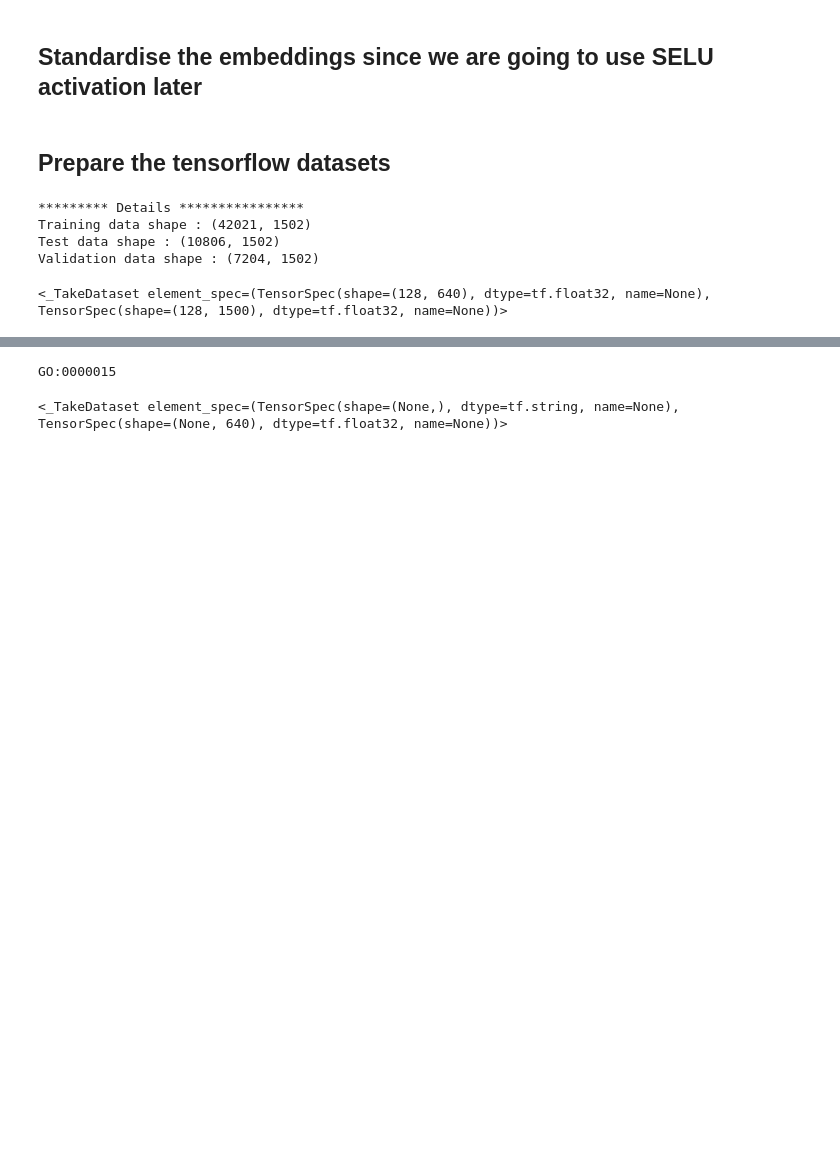
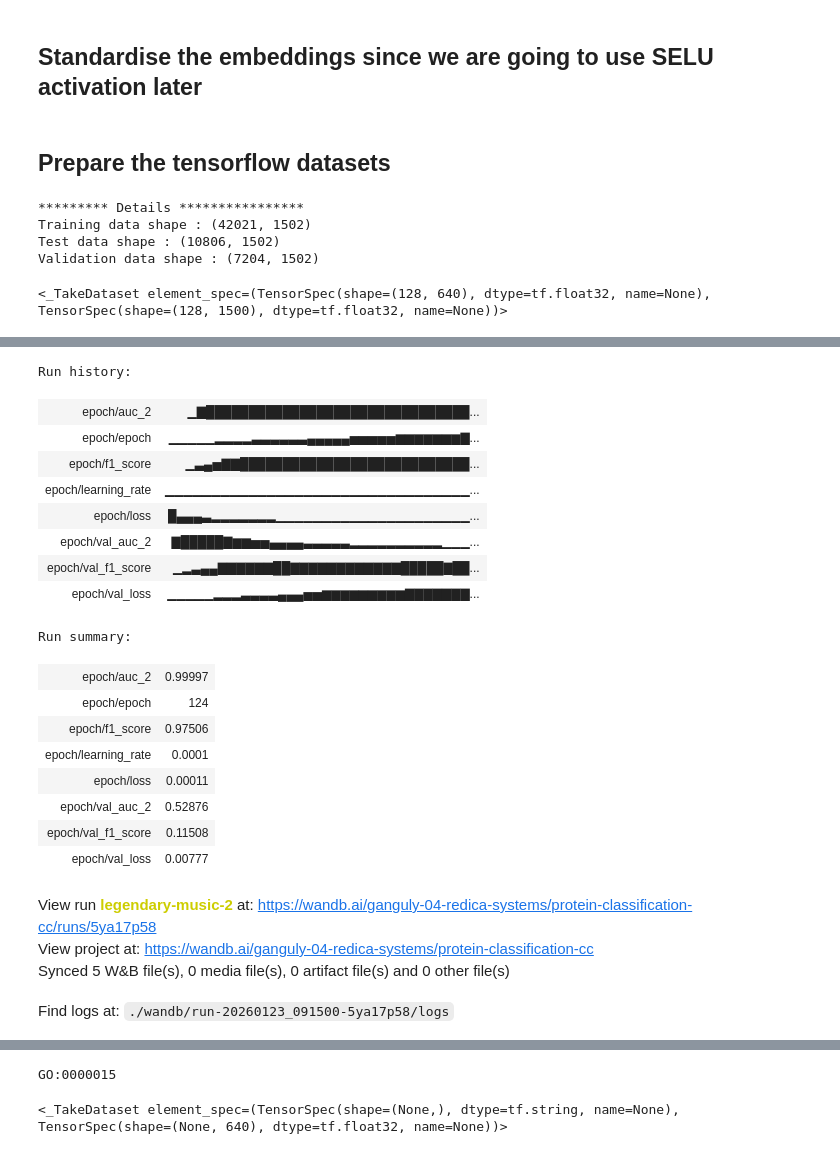
Before and after one commit to sumaniitm/cafa-6-protein-function-prediction-kaggle, a Jupyter notebook: cafa6-baseline-and-feature-engineering.ipynb, the cells around one changed output, grey strips where cells are left out. Drawn from its saved outputs; the diff is of its cells as text; code cells hidden in the pictures; blank space fills up the shorter version.

```diff
--- a/cafa6-baseline-and-feature-engineering.ipynb
+++ b/cafa6-baseline-and-feature-engineering.ipynb
@@ -643,0 +775,3 @@ Reusing TensorBoard on port 6006 (pid 96684), started 0:00:25 ago. (Use '!kill 9
+# %%
+wandb.finish()
+# %% [output]
@@ -644,3 +779,25 @@ Reusing TensorBoard on port 6006 (pid 96684), started 0:00:25 ago. (Use '!kill 9
+Run history:
+| epoch/auc_2 | ▁▇███████████████████████████████... |
+| epoch/epoch | ▁▁▁▁▁▂▂▂▂▃▃▃▃▃▃▄▄▄▄▄▅▅▅▅▅▆▆▆▆▆▆▆▇... |
+| epoch/f1_score | ▁▃▄▅▇▇███████████████████████████... |
+| epoch/learning_rate | ▁▁▁▁▁▁▁▁▁▁▁▁▁▁▁▁▁▁▁▁▁▁▁▁▁▁▁▁▁▁▁▁▁... |
+| epoch/loss | █▄▄▄▃▂▂▂▂▂▂▂▁▁▁▁▁▁▁▁▁▁▁▁▁▁▁▁▁▁▁▁▁... |
+| epoch/val_auc_2 | ▇█████▇▆▆▅▅▄▄▄▄▃▃▃▃▃▂▂▂▂▂▂▂▂▂▂▁▁▁... |
+| epoch/val_f1_score | ▁▂▃▄▄▇▇▇▇▇▇██▇▇▇▇▇▇▇▇▇▇▇▇█████▇██... |
+| epoch/val_loss | ▁▁▁▁▁▂▂▂▃▃▃▃▄▄▄▅▅▆▆▆▆▆▆▆▆▆▇▇▇▇▇▇▇... |
+Run summary:
+| epoch/auc_2 | 0.99997 |
+| epoch/epoch | 124 |
+| epoch/f1_score | 0.97506 |
+| epoch/learning_rate | 0.0001 |
+| epoch/loss | 0.00011 |
+| epoch/val_auc_2 | 0.52876 |
+| epoch/val_f1_score | 0.11508 |
+| epoch/val_loss | 0.00777 |
+View run legendary-music-2 at: https://wandb.ai/ganguly-04-redica-systems/protein-classification-cc/runs/5ya17p58
+View project at: https://wandb.ai/ganguly-04-redica-systems/protein-classification-cc
+Synced 5 W&B file(s), 0 media file(s), 0 artifact file(s) and 0 other file(s)
+Find logs at: ./wandb/run-20260123_091500-5ya17p58/logs
 # %%
 import matplotlib.pyplot as plt
 
```
Also changed, not shown: parts of 33 cells of this notebook.
